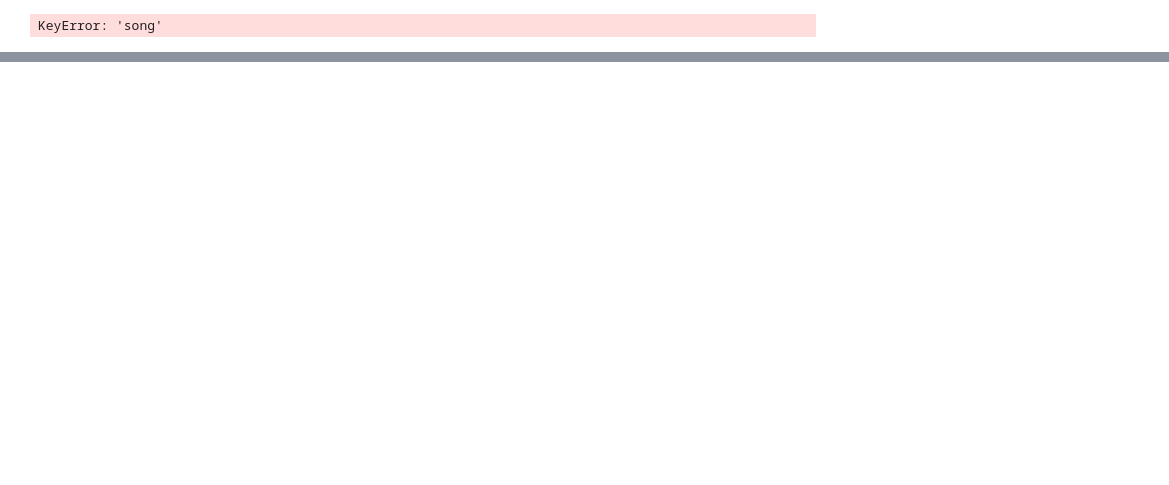
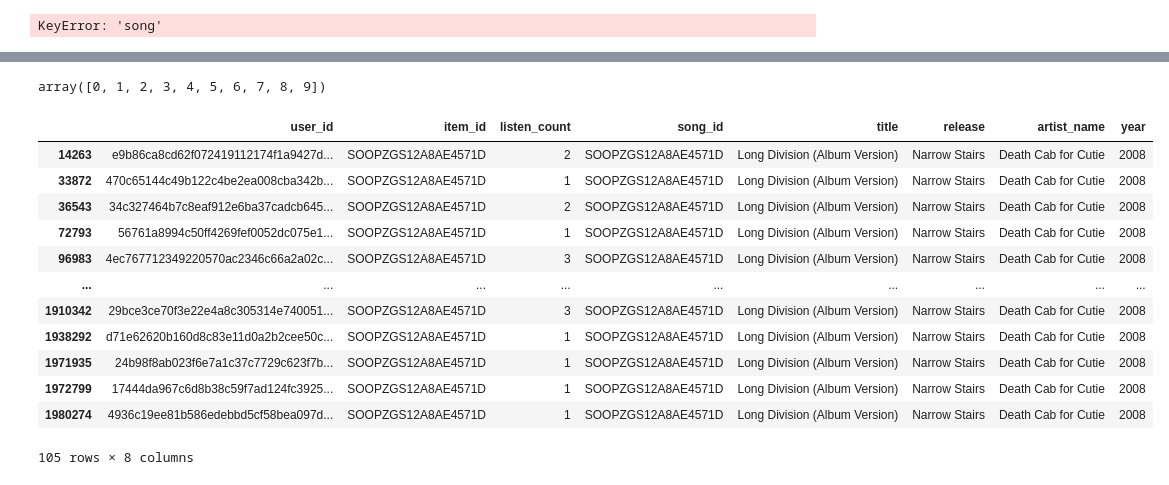
Before and after one commit to atsai24/song_recommender, a Jupyter notebook: eda_fsm.ipynb, the cells around one changed output, grey strips where cells are left out. Drawn from its saved outputs; the diff is of its cells as text; code cells hidden in the pictures; blank space fills up the shorter version.

```diff
--- a/eda_fsm.ipynb
+++ b/eda_fsm.ipynb
@@ -41,4 +80,4 @@ model_fm.fit(value_matrix)
 # %% [output]
 <lightfm.lightfm.LightFM at 0x...>
 # %%
-song_df = pd.merge(listen_data_small, song_data.drop_duplicates(['song_id']), left_on="item_id", right_on="song_id",how="left")
+song_df = pd.merge(listen_data_small, song_data.drop_duplicates(), left_on="item_id", right_index=True,how="left")
@@ -54,0 +205,20 @@ KeyError: 'song'
+# %%
+np.arange(10)
+# %% [output]
+array([0, 1, 2, 3, 4, 5, 6, 7, 8, 9])
+# %%
+song_df[song_df.song_id == 'SOOPZGS12A8AE4571D']
+# %% [output]
+|  | user_id | item_id | listen_count | song_id | title | release | artist_name | year |
+| 14263 | e9b86ca8cd62f072419112174f1a9427d... | SOOPZGS12A8AE4571D | 2 | SOOPZGS12A8AE4571D | Long Division (Album Version) | Narrow Stairs | Death Cab for Cutie | 2008 |
+| 33872 | 470c65144c49b122c4be2ea008cba342b... | SOOPZGS12A8AE4571D | 1 | SOOPZGS12A8AE4571D | Long Division (Album Version) | Narrow Stairs | Death Cab for Cutie | 2008 |
+| 36543 | 34c327464b7c8eaf912e6ba37cadcb645... | SOOPZGS12A8AE4571D | 2 | SOOPZGS12A8AE4571D | Long Division (Album Version) | Narrow Stairs | Death Cab for Cutie | 2008 |
+| 72793 | 56761a8994c50ff4269fef0052dc075e1... | SOOPZGS12A8AE4571D | 1 | SOOPZGS12A8AE4571D | Long Division (Album Version) | Narrow Stairs | Death Cab for Cutie | 2008 |
+| 96983 | 4ec767712349220570ac2346c66a2a02c... | SOOPZGS12A8AE4571D | 3 | SOOPZGS12A8AE4571D | Long Division (Album Version) | Narrow Stairs | Death Cab for Cutie | 2008 |
+| ... | ... | ... | ... | ... | ... | ... | ... | ... |
+| 1910342 | 29bce3ce70f3e22e4a8c305314e740051... | SOOPZGS12A8AE4571D | 3 | SOOPZGS12A8AE4571D | Long Division (Album Version) | Narrow Stairs | Death Cab for Cutie | 2008 |
+| 1938292 | d71e62620b160d8c83e11d0a2b2cee50c... | SOOPZGS12A8AE4571D | 1 | SOOPZGS12A8AE4571D | Long Division (Album Version) | Narrow Stairs | Death Cab for Cutie | 2008 |
+| 1971935 | 24b98f8ab023f6e7a1c37c7729c623f7b... | SOOPZGS12A8AE4571D | 1 | SOOPZGS12A8AE4571D | Long Division (Album Version) | Narrow Stairs | Death Cab for Cutie | 2008 |
+| 1972799 | 17444da967c6d8b38c59f7ad124fc3925... | SOOPZGS12A8AE4571D | 1 | SOOPZGS12A8AE4571D | Long Division (Album Version) | Narrow Stairs | Death Cab for Cutie | 2008 |
+| 1980274 | 4936c19ee81b586edebbd5cf58bea097d... | SOOPZGS12A8AE4571D | 1 | SOOPZGS12A8AE4571D | Long Division (Album Version) | Narrow Stairs | Death Cab for Cutie | 2008 |
+105 rows × 8 columns
```
Also changed, not shown: parts of 47 cells of this notebook, 1 other file.
